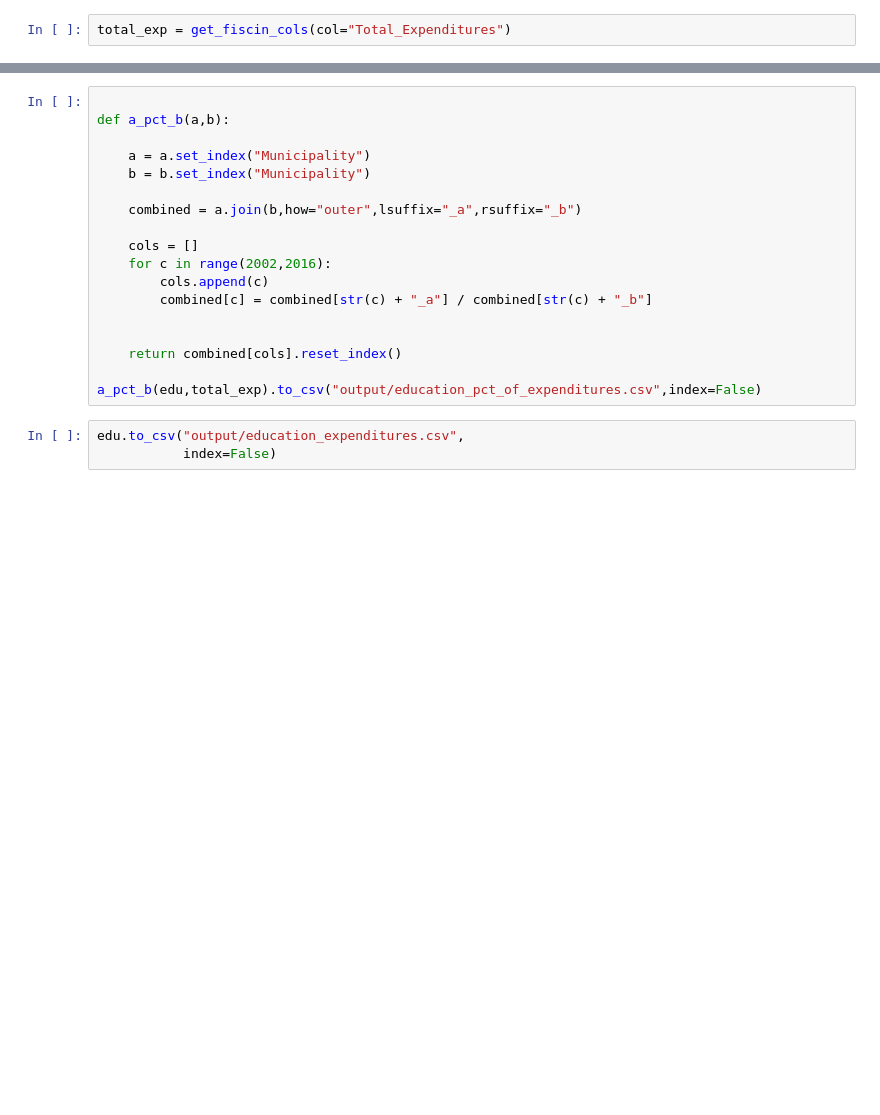
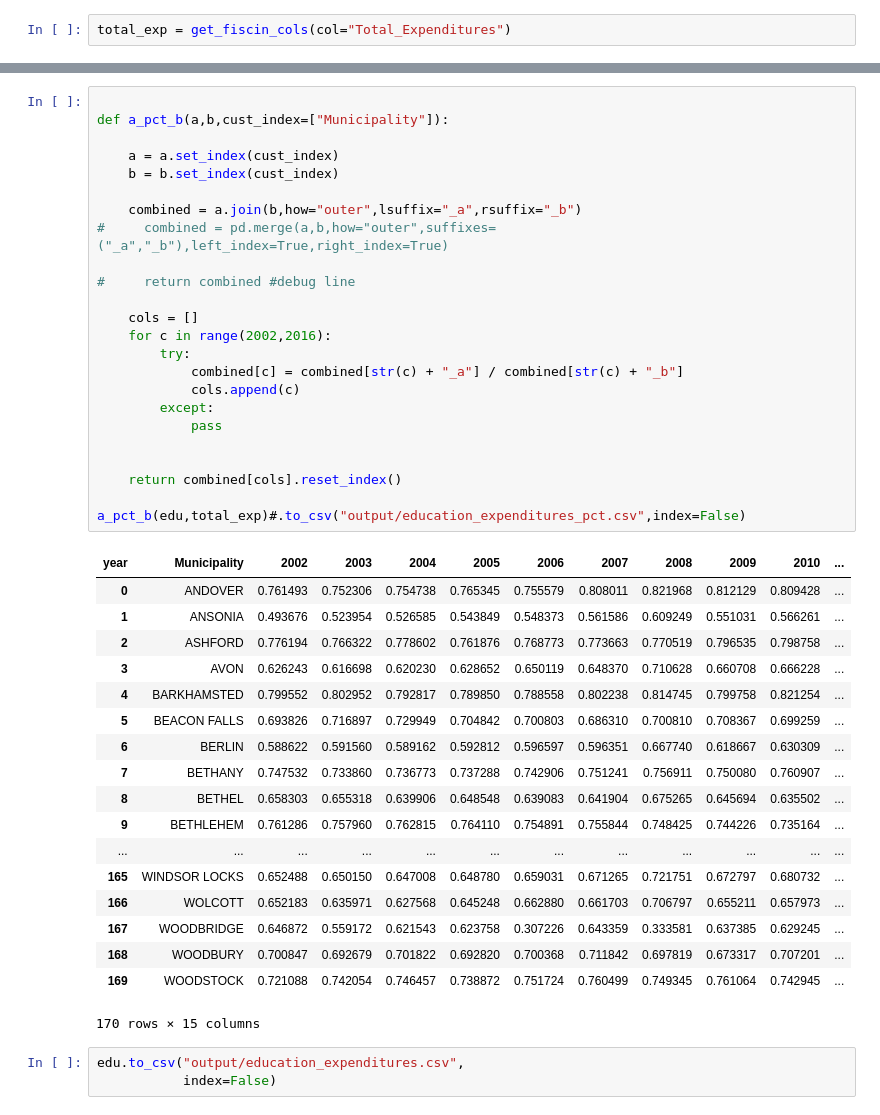
Before and after one commit to jakekara/ct-fiscal-indicators-csv, a Jupyter notebook: ability-to-pay/ability to pay spreadsheets.ipynb, the cells around one changed output, grey strips where cells are left out. Cells and saved outputs as stored; diff of their text form; blank space fills up the shorter version.

```diff
--- a/ability-to-pay/ability to pay spreadsheets.ipynb
+++ b/ability-to-pay/ability to pay spreadsheets.ipynb
@@ -107,22 +109,47 @@ total_exp.head()
 | 4 | BARKHAMSTED | 7893997.0 | 8340901.0 | 8524077.0 | 8702843.0 | 9053646.0 | 9682000.0 | 11040510.0 | 10467390.0 | 10307196.0 | ... |
 # %%
 
-def a_pct_b(a,b):
+def a_pct_b(a,b,cust_index=["Municipality"]):
 
-    a = a.set_index("Municipality")
-    b = b.set_index("Municipality")
+    a = a.set_index(cust_index)
+    b = b.set_index(cust_index)
 
     combined = a.join(b,how="outer",lsuffix="_a",rsuffix="_b")
+#     combined = pd.merge(a,b,how="outer",suffixes=("_a","_b"),left_index=True,right_index=True)
+
+#     return combined #debug line
 
     cols = []
     for c in range(2002,2016):
-        cols.append(c)
-        combined[c] = combined[str(c) + "_a"] / combined[str(c) + "_b"]
+        try:
+            combined[c] = combined[str(c) + "_a"] / combined[str(c) + "_b"]
+            cols.append(c)
+        except:
+            pass
 
 
     return combined[cols].reset_index()
 
-a_pct_b(edu,total_exp).to_csv("output/education_pct_of_expenditures.csv",index=False)
+a_pct_b(edu,total_exp)#.to_csv("output/education_expenditures_pct.csv",index=False)
+# %% [output]
+| year | Municipality | 2002 | 2003 | 2004 | 2005 | 2006 | 2007 | 2008 | 2009 | 2010 | ... |
+| 0 | ANDOVER | 0.761493 | 0.752306 | 0.754738 | 0.765345 | 0.755579 | 0.808011 | 0.821968 | 0.812129 | 0.809428 | ... |
+| 1 | ANSONIA | 0.493676 | 0.523954 | 0.526585 | 0.543849 | 0.548373 | 0.561586 | 0.609249 | 0.551031 | 0.566261 | ... |
+| 2 | ASHFORD | 0.776194 | 0.766322 | 0.778602 | 0.761876 | 0.768773 | 0.773663 | 0.770519 | 0.796535 | 0.798758 | ... |
+| 3 | AVON | 0.626243 | 0.616698 | 0.620230 | 0.628652 | 0.650119 | 0.648370 | 0.710628 | 0.660708 | 0.666228 | ... |
+| 4 | BARKHAMSTED | 0.799552 | 0.802952 | 0.792817 | 0.789850 | 0.788558 | 0.802238 | 0.814745 | 0.799758 | 0.821254 | ... |
+| 5 | BEACON FALLS | 0.693826 | 0.716897 | 0.729949 | 0.704842 | 0.700803 | 0.686310 | 0.700810 | 0.708367 | 0.699259 | ... |
+| 6 | BERLIN | 0.588622 | 0.591560 | 0.589162 | 0.592812 | 0.596597 | 0.596351 | 0.667740 | 0.618667 | 0.630309 | ... |
+| 7 | BETHANY | 0.747532 | 0.733860 | 0.736773 | 0.737288 | 0.742906 | 0.751241 | 0.756911 | 0.750080 | 0.760907 | ... |
+| 8 | BETHEL | 0.658303 | 0.655318 | 0.639906 | 0.648548 | 0.639083 | 0.641904 | 0.675265 | 0.645694 | 0.635502 | ... |
+| 9 | BETHLEHEM | 0.761286 | 0.757960 | 0.762815 | 0.764110 | 0.754891 | 0.755844 | 0.748425 | 0.744226 | 0.735164 | ... |
+| ... | ... | ... | ... | ... | ... | ... | ... | ... | ... | ... | ... |
+| 165 | WINDSOR LOCKS | 0.652488 | 0.650150 | 0.647008 | 0.648780 | 0.659031 | 0.671265 | 0.721751 | 0.672797 | 0.680732 | ... |
+| 166 | WOLCOTT | 0.652183 | 0.635971 | 0.627568 | 0.645248 | 0.662880 | 0.661703 | 0.706797 | 0.655211 | 0.657973 | ... |
+| 167 | WOODBRIDGE | 0.646872 | 0.559172 | 0.621543 | 0.623758 | 0.307226 | 0.643359 | 0.333581 | 0.637385 | 0.629245 | ... |
+| 168 | WOODBURY | 0.700847 | 0.692679 | 0.701822 | 0.692820 | 0.700368 | 0.711842 | 0.697819 | 0.673317 | 0.707201 | ... |
+| 169 | WOODSTOCK | 0.721088 | 0.742054 | 0.746457 | 0.738872 | 0.751724 | 0.760499 | 0.749345 | 0.761064 | 0.742945 | ... |
+170 rows × 15 columns
 # %%
 edu.to_csv("output/education_expenditures.csv",
            index=False)
```
Also changed, not shown: parts of 34 cells of this notebook, 13 other files.
